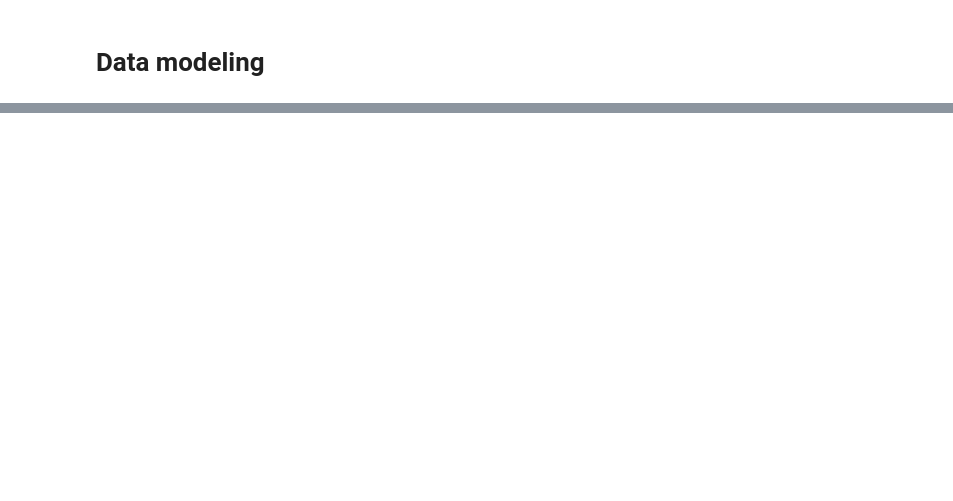
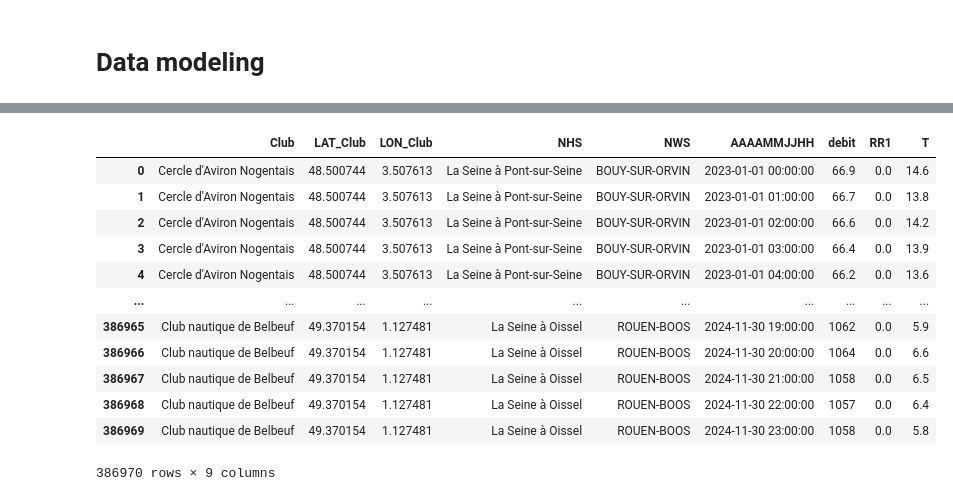
Before and after one commit to vadim-gisserot/Projet-de-Python-Leroux-Gisserot, a Jupyter notebook: notebooks/draft2.ipynb, the cells around one changed output, grey strips where cells are left out. Cells and saved outputs as stored; diff of their text form; code cells hidden in the pictures; blank space fills up the shorter version.

```diff
--- a/notebooks/draft2.ipynb
+++ b/notebooks/draft2.ipynb
@@ -584,0 +405,49 @@ plt.show()
+# %%
+# Étape 1: Joindre les données de debit_horaire avec clubs_hydro_meteo sur NUM_NHS
+debit_club = debit_horaire.merge(
+    clubs_hydro_meteo[['Club', 'LAT', 'LON', 'NUM_NHS', 'NHS']],
+    left_on='NUM_POSTE_H',
+    right_on='NUM_NHS',
+    how='inner'
+)
+
+# Étape 2: Joindre les données de meteo_horaire avec clubs_hydro_meteo sur NUM_NWS
+meteo_club = meteo_horaire.merge(
+    clubs_hydro_meteo[['Club', 'LAT', 'LON', 'NUM_NWS', 'NWS']],
+    left_on='NUM_POSTE',
+    right_on='NUM_NWS',
+    how='inner'
+)
+
+# Étape 3: Combiner les deux DataFrames sur le Club et la colonne temporelle 'AAAAMJJHH'
+combined = debit_club.merge(
+    meteo_club,
+    on=['Club', 'AAAAMMJJHH'],
+    suffixes=('_hydro', '_meteo')
+)
+
+# Étape 4: Sélectionner les colonnes pertinentes
+result = combined[['Club', 'LAT', 'LON', 'NHS', 'NWS', 'AAAAMMJJHH', 'debit', 'RR1', 'T']].copy()
+
+# Étape 5: Renommer pour une meilleure lisibilité
+result.rename(columns={
+    'LAT': 'LAT_Club',
+    'LON': 'LON_Club'
+}, inplace=True)
+
+# Affichage du DataFrame final
+result
+# %% [output]
+|  | Club | LAT_Club | LON_Club | NHS | NWS | AAAAMMJJHH | debit | RR1 | T |
+| 0 | Cercle d'Aviron Nogentais | 48.500744 | 3.507613 | La Seine à Pont-sur-Seine | BOUY-SUR-ORVIN | 2023-01-01 00:00:00 | 66.9 | 0.0 | 14.6 |
+| 1 | Cercle d'Aviron Nogentais | 48.500744 | 3.507613 | La Seine à Pont-sur-Seine | BOUY-SUR-ORVIN | 2023-01-01 01:00:00 | 66.7 | 0.0 | 13.8 |
+| 2 | Cercle d'Aviron Nogentais | 48.500744 | 3.507613 | La Seine à Pont-sur-Seine | BOUY-SUR-ORVIN | 2023-01-01 02:00:00 | 66.6 | 0.0 | 14.2 |
+| 3 | Cercle d'Aviron Nogentais | 48.500744 | 3.507613 | La Seine à Pont-sur-Seine | BOUY-SUR-ORVIN | 2023-01-01 03:00:00 | 66.4 | 0.0 | 13.9 |
+| 4 | Cercle d'Aviron Nogentais | 48.500744 | 3.507613 | La Seine à Pont-sur-Seine | BOUY-SUR-ORVIN | 2023-01-01 04:00:00 | 66.2 | 0.0 | 13.6 |
+| ... | ... | ... | ... | ... | ... | ... | ... | ... | ... |
+| 386965 | Club nautique de Belbeuf | 49.370154 | 1.127481 | La Seine à Oissel | ROUEN-BOOS | 2024-11-30 19:00:00 | 1062 | 0.0 | 5.9 |
+| 386966 | Club nautique de Belbeuf | 49.370154 | 1.127481 | La Seine à Oissel | ROUEN-BOOS | 2024-11-30 20:00:00 | 1064 | 0.0 | 6.6 |
+| 386967 | Club nautique de Belbeuf | 49.370154 | 1.127481 | La Seine à Oissel | ROUEN-BOOS | 2024-11-30 21:00:00 | 1058 | 0.0 | 6.5 |
+| 386968 | Club nautique de Belbeuf | 49.370154 | 1.127481 | La Seine à Oissel | ROUEN-BOOS | 2024-11-30 22:00:00 | 1057 | 0.0 | 6.4 |
+| 386969 | Club nautique de Belbeuf | 49.370154 | 1.127481 | La Seine à Oissel | ROUEN-BOOS | 2024-11-30 23:00:00 | 1058 | 0.0 | 5.8 |
+386970 rows × 9 columns
```
Also changed, not shown: parts of 19 cells of this notebook.
